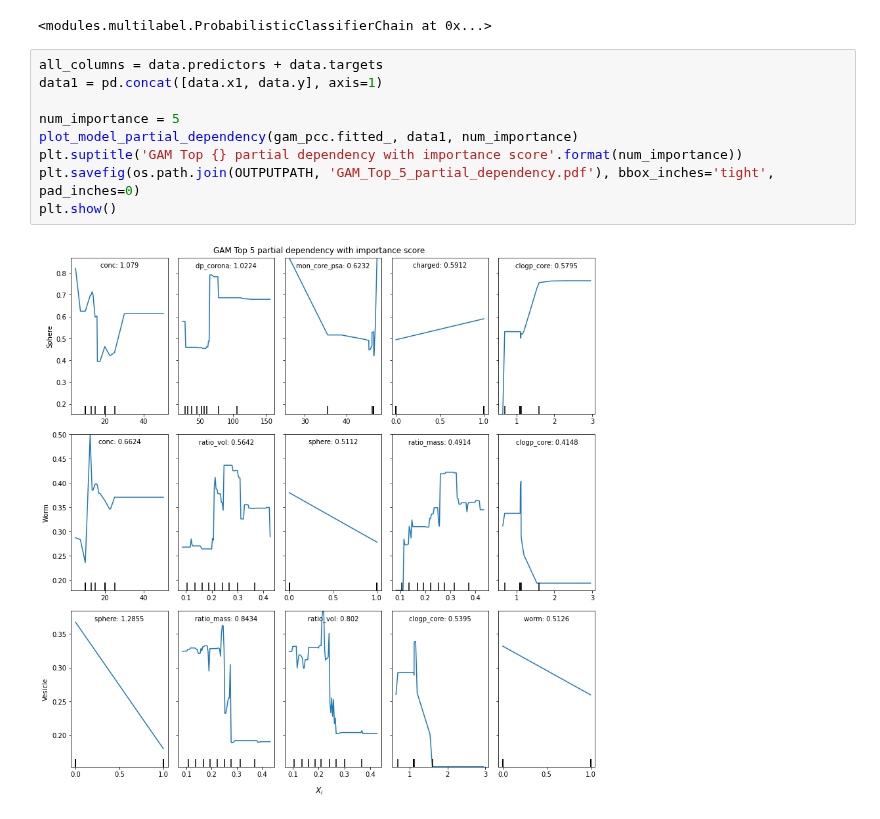
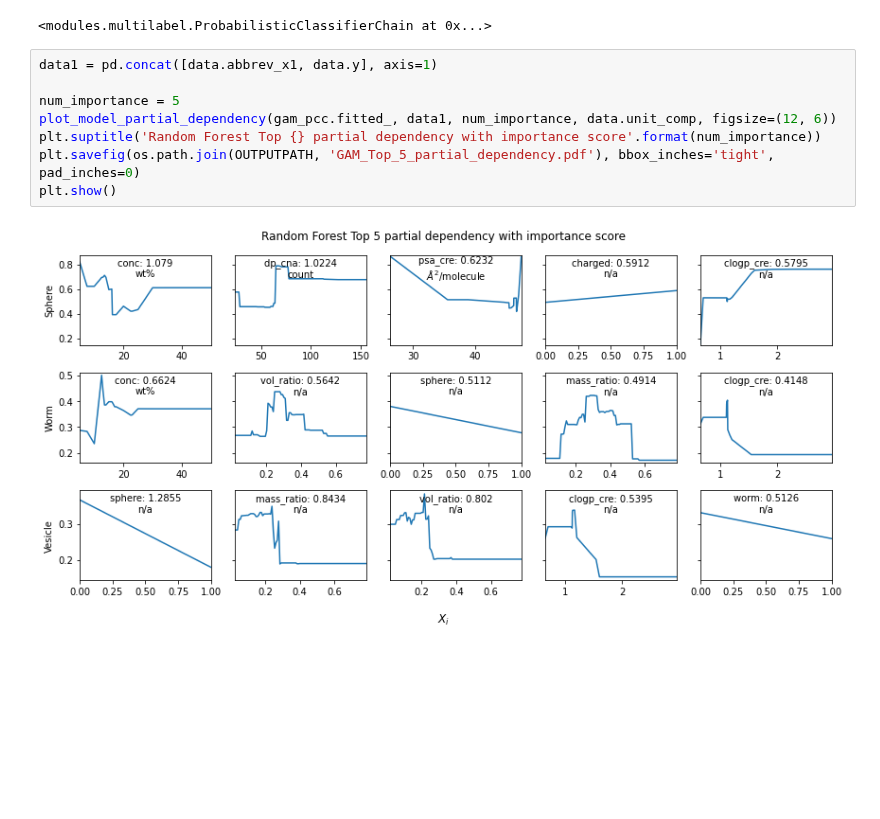
Before and after one commit to marioboley/PISA_ML, a Jupyter notebook: gam.ipynb, the cells around one changed output. Cells and saved outputs as stored; diff of their text form; blank space fills up the shorter version.

Commit message:
Use update partial_dependency function

```diff
--- a/gam.ipynb
+++ b/gam.ipynb
@@ -15,13 +15,12 @@ gam_pcc.fit(data.x1, data.y)
 # %% [output]
 <modules.multilabel.ProbabilisticClassifierChain at 0x...>
 # %%
-all_columns = data.predictors + data.targets
-data1 = pd.concat([data.x1, data.y], axis=1)
+data1 = pd.concat([data.abbrev_x1, data.y], axis=1)
 
 num_importance = 5
-plot_model_partial_dependency(gam_pcc.fitted_, data1, num_importance)
-plt.suptitle('GAM Top {} partial dependency with importance score'.format(num_importance))
+plot_model_partial_dependency(gam_pcc.fitted_, data1, num_importance, data.unit_comp, figsize=(12, 6))
+plt.suptitle('Random Forest Top {} partial dependency with importance score'.format(num_importance))
 plt.savefig(os.path.join(OUTPUTPATH, 'GAM_Top_5_partial_dependency.pdf'), bbox_inches='tight', pad_inches=0)
 plt.show()
 # %% [output]
-[figure, old version]
+[figure, new version]
```
Also changed, not shown: parts of 1 cell of this notebook, 1 other file.
